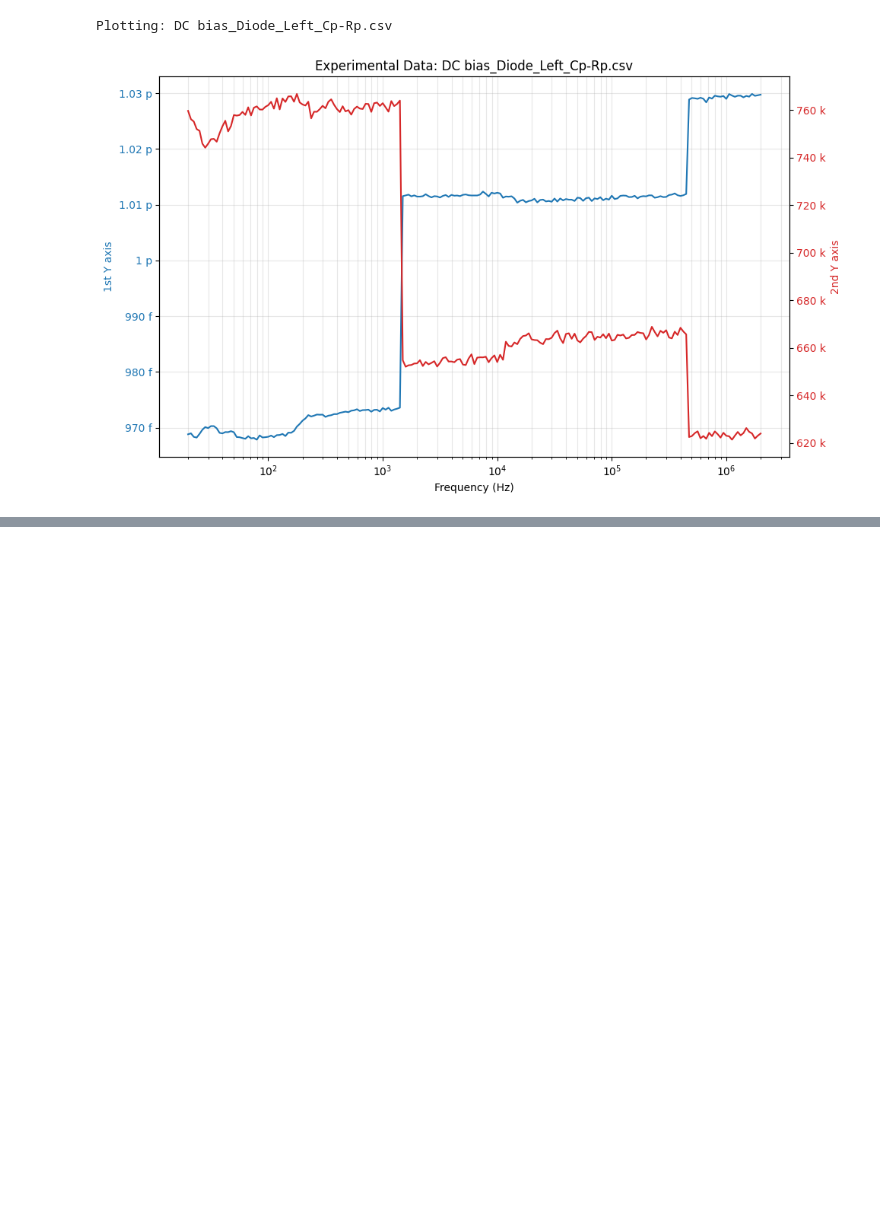
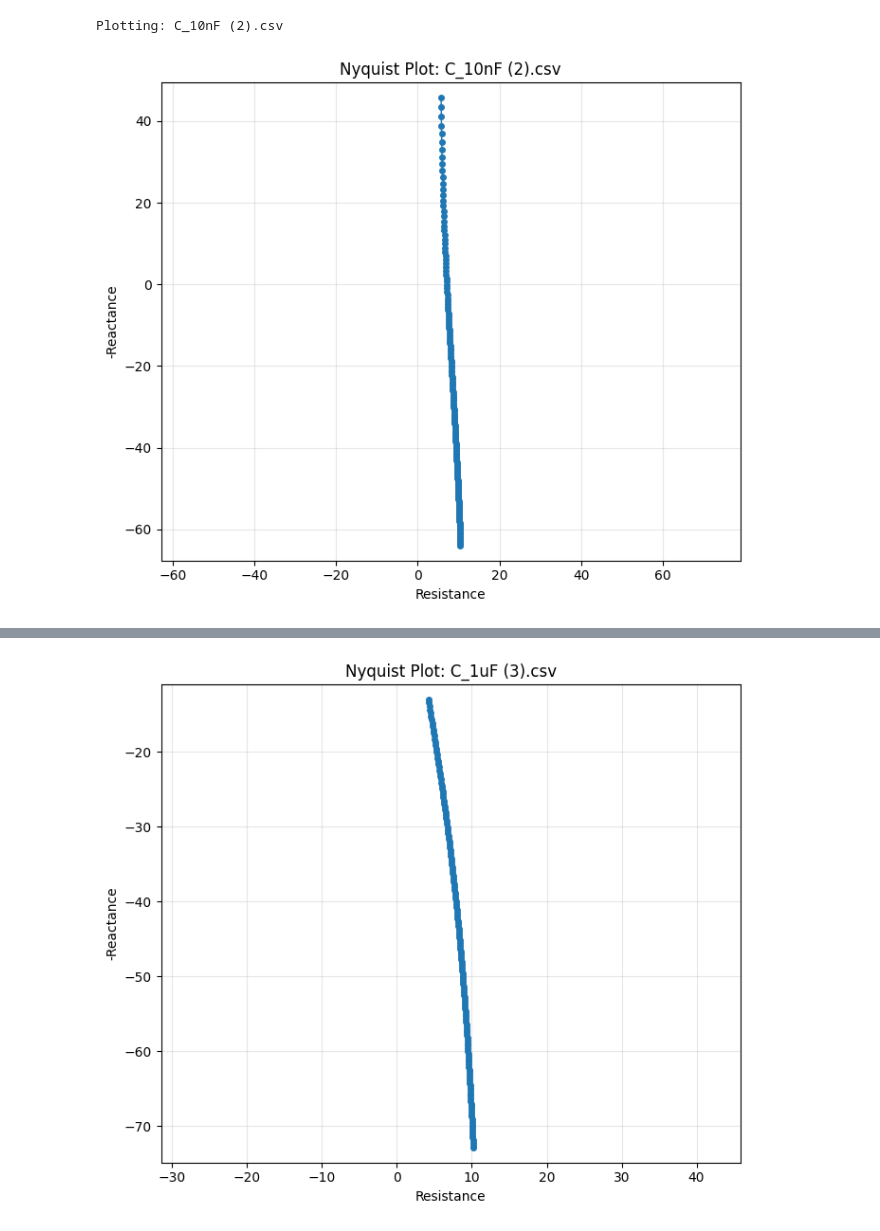
Before and after one commit to Gibeom-Lee/GB_practicing, a Jupyter notebook: test.ipynb, the cells around one changed output, grey strips where cells are left out. Drawn from its saved outputs; the diff is of its cells as text; code cells hidden in the pictures; blank space fills up the shorter version.

```diff
--- a/test.ipynb
+++ b/test.ipynb
@@ -1,68 +1,71 @@
 # %%
 import os
 import glob
 import pandas as pd
 import matplotlib.pyplot as plt
-from matplotlib.ticker import EngFormatter  # 단위 변환을 위한 모듈 추가
 
 # ====== 1. 폴더 경로 설정 ======
-folder_path = r"C:\Users\user\Desktop\Gibeom\HI Lab\0. Projects\0. On going\1. ionic DC-TENG\0. 실험자료\8. Gibeom touch\260302_젤캡 다이오드 임피던스 측정\DC bias csv파일"
+folder_path = r"C:\Users\user\Desktop\Gibeom\HI Lab\0. Projects\0. On going\1. ionic DC-TENG\0. 실험자료\8. Gibeom touch\260324_LCR미터 여러가지\csv파일"
 
+# ====== 2. Nyquist plot에 사용할 주파수 범위 설정 ======
+freq_min = 100      # Hz
+freq_max = 1_000_000  # Hz (1 MHz)
 
-csv_files = glob.glob(os.path.join(folder_path, "*.csv"))
+csv_files = sorted(glob.glob(os.path.join(folder_path, "*.csv")))
 
-# ====== 2. 반복문을 통한 그래프 생성 ======
+if not csv_files:
+    print("CSV 파일을 찾지 못했습니다. folder_path를 확인해주세요.")
+
+# ====== 3. 각 CSV 파일의 Nyquist plot 생성 ======
 for file in csv_files:
     filename = os.path.basename(file)
     print(f"Plotting: {filename}")
 
     try:
         df = pd.read_csv(file, header=None)
 
-        freq = df.iloc[:, 0]    # 1열: Frequency (Hz)
-        y1_data = df.iloc[:, 1] # 2열: Magnitude
-        y2_data = df.iloc[:, 2] # 3열: Phase
+        if df.shape[1] < 3:
+            raise ValueError("CSV 파일은 최소 3개 열(Hz, resistance, reactance)이 필요합니다.")
 
-        fig, ax1 = plt.subplots(figsize=(10, 6))
+        freq = pd.to_numeric(df.iloc[:, 0], errors="coerce")
+        resistance = pd.to_numeric(df.iloc[:, 1], errors="coerce")
+        reactance = pd.to_numeric(df.iloc[:, 2], errors="coerce")
 
-        # --- [추가] 축별 공학 단위 포맷터 설정 ---
-        # unit 인자를 넣으면 숫자 뒤에 해당 기호가 붙습니다.
-        ax1.xaxis.set_major_formatter(EngFormatter(unit='Hz')) # X축: Hz
-        ax1.yaxis.set_major_formatter(EngFormatter())          # Y1축: 공학 단위만
+        plot_df = pd.DataFrame({
+            "Hz": freq,
+            "resistance": resistance,
+            "reactance": reactance,
+        }).dropna()
 
-        # 왼쪽 Y축 (Magnitude)
-        color1 = 'tab:blue'
-        ax1.set_xlabel('Frequency (Hz)')
-        ax1.set_ylabel('1st Y axis', color=color1)
-        ax1.plot(freq, y1_data, color=color1, label='Magnitude', linewidth=1.5)
-        ax1.tick_params(axis='y', labelcolor=color1)
-        ax1.set_xscale('log')
+        if plot_df.empty:
+            raise ValueError("유효한 숫자 데이터가 없습니다.")
 
-        # 오른쪽 Y축 (Phase)
-        ax2 = ax1.twinx()
-        ax2.yaxis.set_major_formatter(EngFormatter(unit='')) # Y2축: 도(°) 단위 추가 예시
+        plot_df = plot_df[(plot_df["Hz"] >= freq_min) & (plot_df["Hz"] <= freq_max)]
 
-        color2 = 'tab:red'
-        ax2.set_ylabel('2nd Y axis', color=color2)
-        ax2.plot(freq, y2_data, color=color2, label='Phase', linestyle='-')
-        ax2.tick_params(axis='y', labelcolor=color2)
+        if plot_df.empty:
+            raise ValueError(f"설정한 주파수 범위({freq_min} Hz ~ {freq_max} Hz)에 해당하는 데이터가 없습니다.")
 
-        # 그래프 제목 및 그리드
-        plt.title(f"Experimental Data: {filename}")
-        ax1.grid(True, which="both", ls="-", alpha=0.3)
-
-        # 범례 합치기
-        lines, labels = ax1.get_legend_handles_labels()
-        lines2, labels2 = ax2.get_legend_handles_labels()
-        #ax1.legend(lines + lines2, labels + labels2, loc='upper right')
-
+        plt.figure(figsize=(7, 6))
+        plt.plot(
+            plot_df["resistance"],
+            -plot_df["reactance"],
+            marker="o",
+            linestyle="-",
+            markersize=4,
+            linewidth=1,
+        )
+        plt.xlabel("Resistance")
+        plt.ylabel("-Reactance")
+        plt.title(f"Nyquist Plot: {filename}")
+        plt.grid(True, alpha=0.3)
+        plt.axis("equal")
         plt.tight_layout()
         plt.show()
 
     except Exception as e:
         print(f"Error plotting {filename}: {e}")
 
-print("모든 파일의 시각화가 완료되었습니다.")
+print("모든 CSV 파일의 Nyquist plot 생성이 완료되었습니다.")
 # %% [output]
-Plotting: DC bias_Diode_Left_Cp-Rp.csv
+Plotting: C_10nF (2).csv
-[figure, old version]
+[figure, new version]
@@ -75,0 +79 @@ Plotting: DC bias_Diode_Right_R-X.csv
+[figure, added]
```
Also changed, not shown: parts of 1 cell of this notebook, 3 other files.
